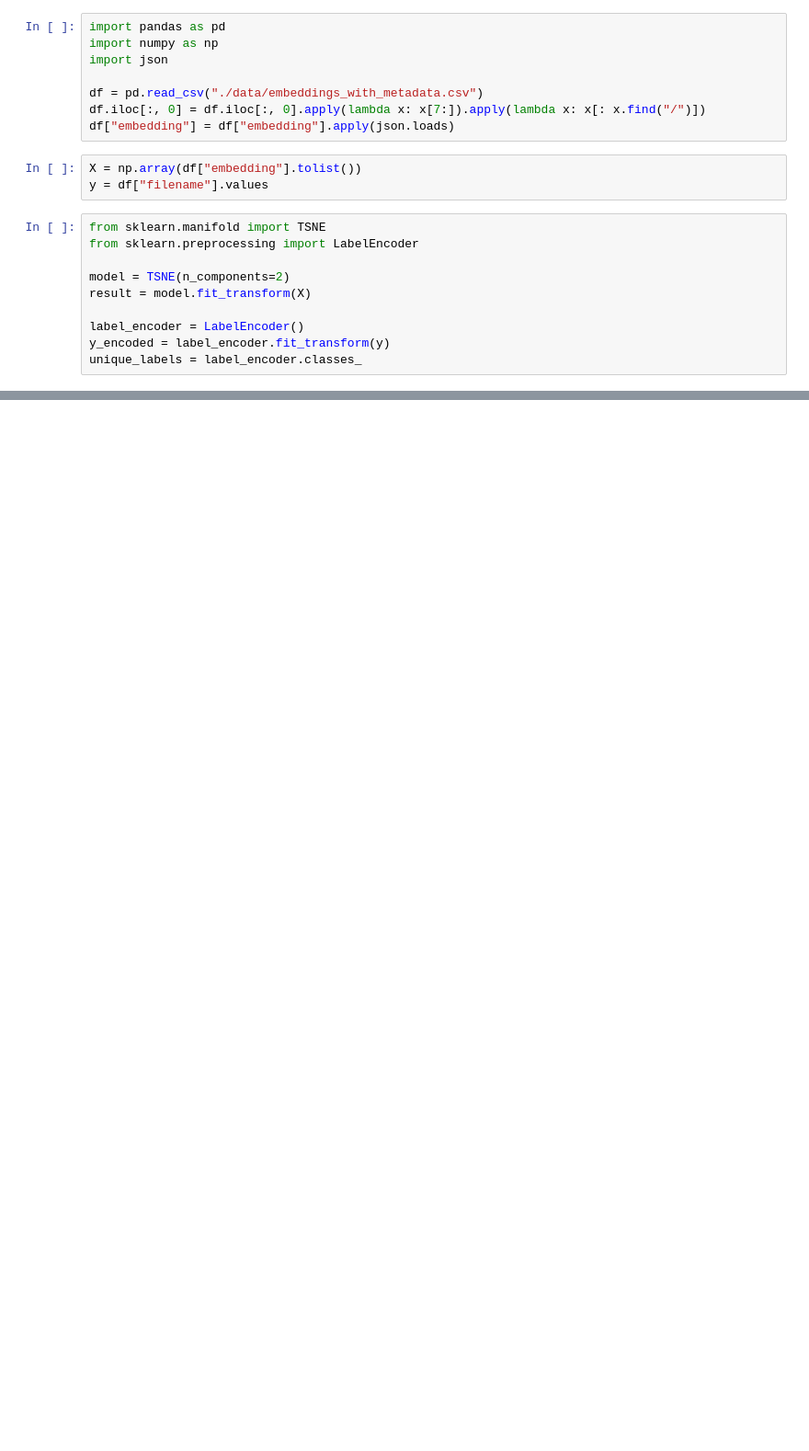
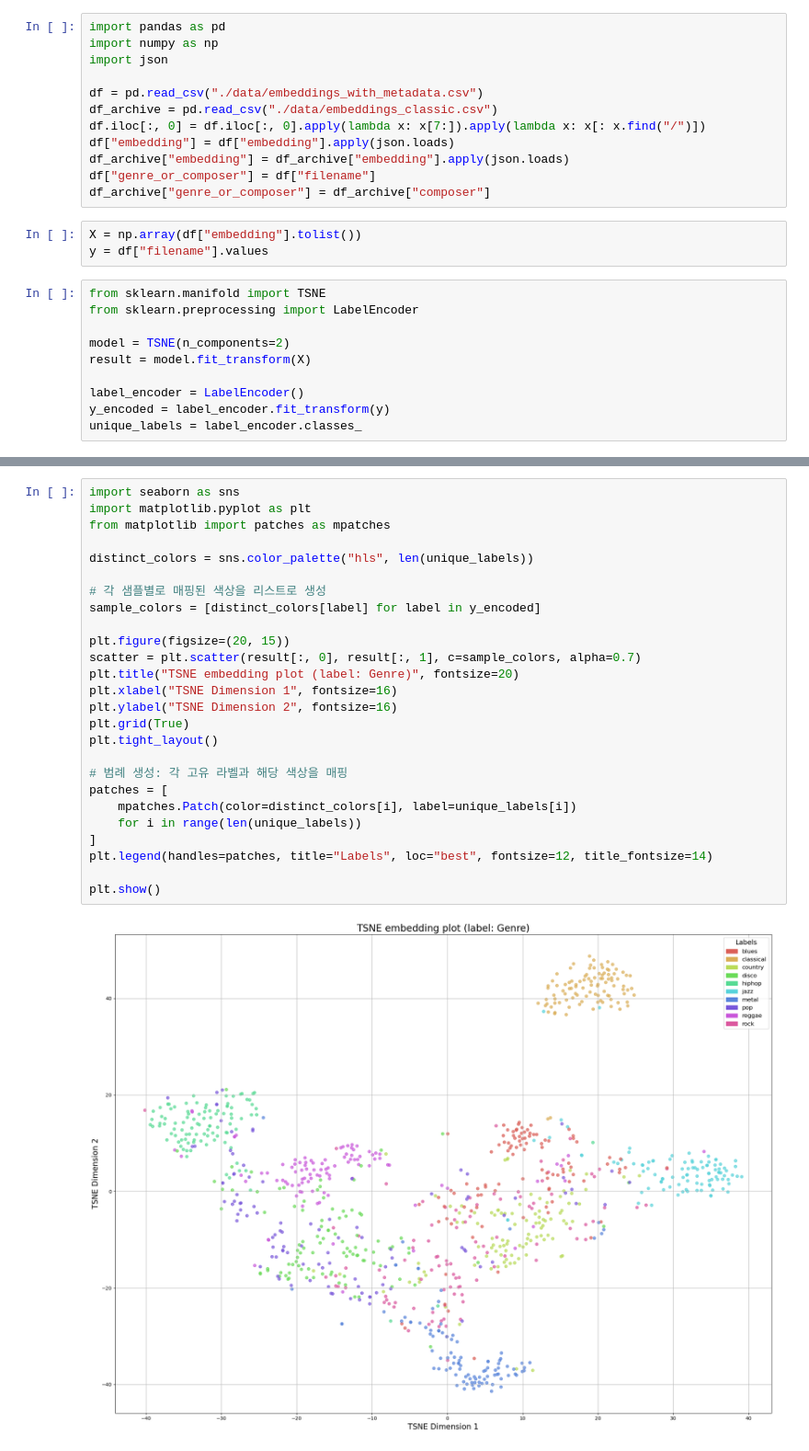
Before and after one commit to dongwonmoon/Music_Cluster, a Jupyter notebook: t_sne.ipynb, the cells around one changed output, grey strips where cells are left out. Shown at 92% size. Drawn from its saved outputs; the diff is of its cells as text; blank space fills up the shorter version.

Commit message:
archive 추가

```diff
--- a/t_sne.ipynb
+++ b/t_sne.ipynb
@@ -4,8 +4,12 @@ import numpy as np
 import json
 
 df = pd.read_csv("./data/embeddings_with_metadata.csv")
+df_archive = pd.read_csv("./data/embeddings_classic.csv")
 df.iloc[:, 0] = df.iloc[:, 0].apply(lambda x: x[7:]).apply(lambda x: x[: x.find("/")])
 df["embedding"] = df["embedding"].apply(json.loads)
+df_archive["embedding"] = df_archive["embedding"].apply(json.loads)
+df["genre_or_composer"] = df["filename"]
+df_archive["genre_or_composer"] = df_archive["composer"]
 # %%
 X = np.array(df["embedding"].tolist())
 y = df["filename"].values
@@ -37,0 +26,28 @@ plt.show()
+# %%
+import seaborn as sns
+import matplotlib.pyplot as plt
+from matplotlib import patches as mpatches
+
+distinct_colors = sns.color_palette("hls", len(unique_labels))
+
+# 각 샘플별로 매핑된 색상을 리스트로 생성
+sample_colors = [distinct_colors[label] for label in y_encoded]
+
+plt.figure(figsize=(20, 15))
+scatter = plt.scatter(result[:, 0], result[:, 1], c=sample_colors, alpha=0.7)
+plt.title("TSNE embedding plot (label: Genre)", fontsize=20)
+plt.xlabel("TSNE Dimension 1", fontsize=16)
+plt.ylabel("TSNE Dimension 2", fontsize=16)
+plt.grid(True)
+plt.tight_layout()
+
+# 범례 생성: 각 고유 라벨과 해당 색상을 매핑
+patches = [
+    mpatches.Patch(color=distinct_colors[i], label=unique_labels[i])
+    for i in range(len(unique_labels))
+]
+plt.legend(handles=patches, title="Labels", loc="best", fontsize=12, title_fontsize=14)
+
+plt.show()
+# %% [output]
+[figure, added]
```
Also changed, not shown: parts of 5 cells of this notebook.
